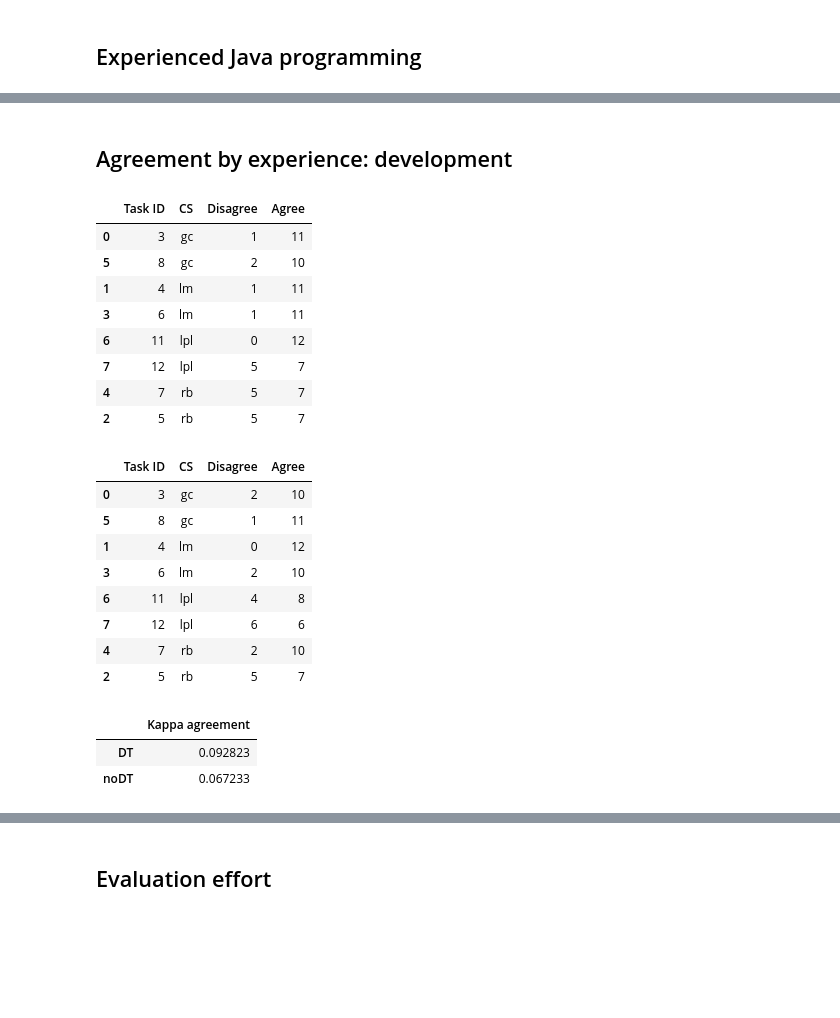
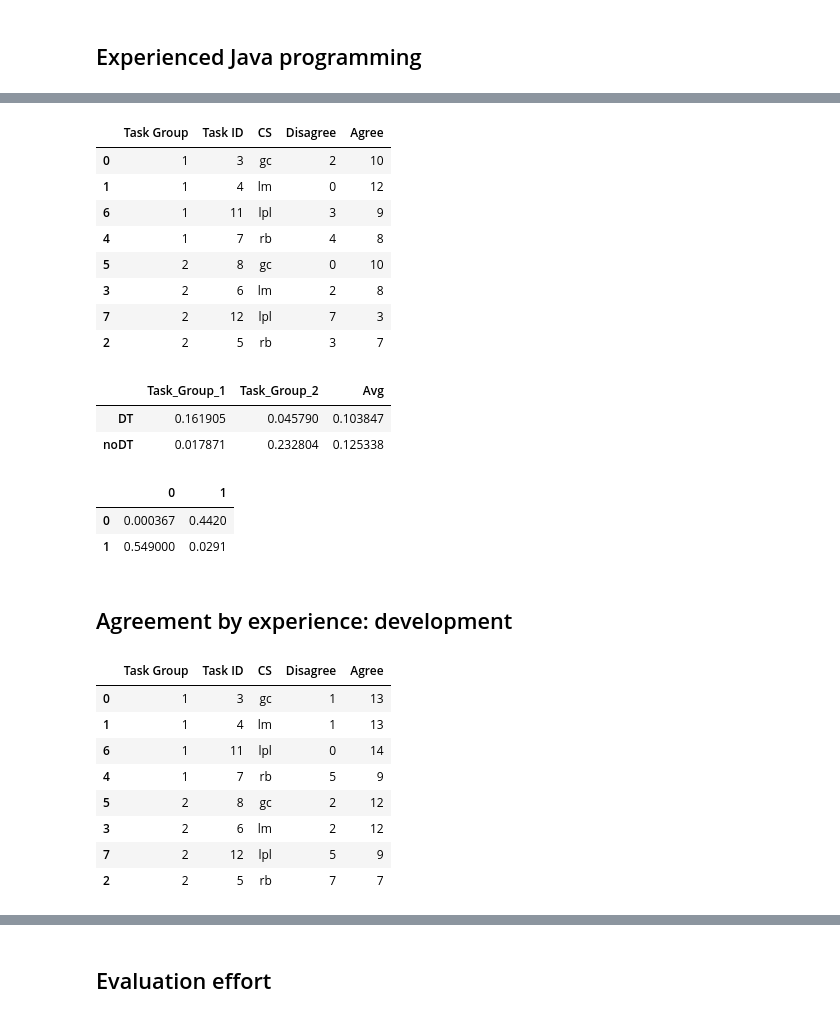
Before and after one commit to christianorossini/masterProject, a Jupyter notebook: experiment/experiments.ipynb, the cells around one changed output, grey strips where cells are left out. Saved outputs shown, nothing was run; the diff lists cells and outputs as text; code cells hidden in the pictures; blank space fills up the shorter version.

```diff
--- a/experiment/experiments.ipynb
+++ b/experiment/experiments.ipynb
@@ -325,35 +399,49 @@ display(df_kappa_values)
+# %%
+df_kappaTable_noDt
+# %% [output]
+|  | Task Group | Task ID | CS | Disagree | Agree |
+| 0 | 1 | 3 | gc | 2 | 10 |
+| 1 | 1 | 4 | lm | 0 | 12 |
+| 6 | 1 | 11 | lpl | 3 | 9 |
+| 4 | 1 | 7 | rb | 4 | 8 |
+| 5 | 2 | 8 | gc | 0 | 10 |
+| 3 | 2 | 6 | lm | 2 | 8 |
+| 7 | 2 | 12 | lpl | 7 | 3 |
+| 2 | 2 | 5 | rb | 3 | 7 |
+# %%
+display(df_kappa_values)
+
+display(pd.DataFrame([[0.000367,0.442],[0.549 ,0.0291]])) #p-values
+# %% [output]
+|  | Task_Group_1 | Task_Group_2 | Avg |
+| DT | 0.161905 | 0.045790 | 0.103847 |
+| noDT | 0.017871 | 0.232804 | 0.125338 |
+|  | 0 | 1 |
+| 0 | 0.000367 | 0.4420 |
+| 1 | 0.549000 | 0.0291 |
 # %% [markdown]
 ## Agreement by experience: development
 # %%
 answer_no_dummy_devExperience=answer_no_dummy[answer_no_dummy.devExperience.isin([2,3,4])]
 
 # retira alguns participantes para equalizar o quadrado latino
-answer_no_dummy_devExperience = answer_no_dummy_devExperience[~answer_no_dummy_devExperience.inviteId.isin(['aadeab9473','a4fdb1f70d'])]
+#answer_no_dummy_devExperience = answer_no_dummy_devExperience[~answer_no_dummy_devExperience.inviteId.isin(['aadeab9473','a4fdb1f70d'])]
 
-df_kappaTable_dt, df_kappaTable_noDt, df_kappa_values = build(answer_no_dummy_devExperience)
+df_kappaTable_dt, df_kappaTable_noDt, df_kappa_values, eval_matrix_p1_dt, eval_matrix_p2_dt, eval_matrix_p1_noDt, eval_matrix_p2_noDt = build(answer_no_dummy_devExperience)
 
-display(df_kappaTable_dt)
-display(df_kappaTable_noDt)
-display(df_kappa_values)
+eval_matrix_p1_dt.to_csv("csv_evaluation_matrix/dev_agreement_eval_matrix_p1_dt.csv", header=False, index=False)
+eval_matrix_p2_dt.to_csv("csv_evaluation_matrix/dev_agreement_eval_matrix_p2_dt.csv", header=False, index=False)
+eval_matrix_p1_noDt.to_csv("csv_evaluation_matrix/dev_agreement_eval_matrix_p1_noDt.csv", header=False, index=False)
+eval_matrix_p2_noDt.to_csv("csv_evaluation_matrix/dev_agreement_eval_matrix_p2_noDt.csv", header=False, index=False)
+
+df_kappaTable_dt
 # %% [output]
-|  | Task ID | CS | Disagree | Agree |
-| 0 | 3 | gc | 1 | 11 |
-| 5 | 8 | gc | 2 | 10 |
-| 1 | 4 | lm | 1 | 11 |
-| 3 | 6 | lm | 1 | 11 |
-| 6 | 11 | lpl | 0 | 12 |
-| 7 | 12 | lpl | 5 | 7 |
-| 4 | 7 | rb | 5 | 7 |
-| 2 | 5 | rb | 5 | 7 |
+|  | Task Group | Task ID | CS | Disagree | Agree |
+| 0 | 1 | 3 | gc | 1 | 13 |
+| 1 | 1 | 4 | lm | 1 | 13 |
+| 6 | 1 | 11 | lpl | 0 | 14 |
+| 4 | 1 | 7 | rb | 5 | 9 |
+| 5 | 2 | 8 | gc | 2 | 12 |
+| 3 | 2 | 6 | lm | 2 | 12 |
+| 7 | 2 | 12 | lpl | 5 | 9 |
+| 2 | 2 | 5 | rb | 7 | 7 |
-|  | Task ID | CS | Disagree | Agree |
-| 0 | 3 | gc | 2 | 10 |
-| 5 | 8 | gc | 1 | 11 |
-| 1 | 4 | lm | 0 | 12 |
-| 3 | 6 | lm | 2 | 10 |
-| 6 | 11 | lpl | 4 | 8 |
-| 7 | 12 | lpl | 6 | 6 |
-| 4 | 7 | rb | 2 | 10 |
-| 2 | 5 | rb | 5 | 7 |
-|  | Kappa agreement |
-| DT | 0.092823 |
-| noDT | 0.067233 |
```
Also changed, not shown: parts of 36 cells of this notebook, 26 other files.
